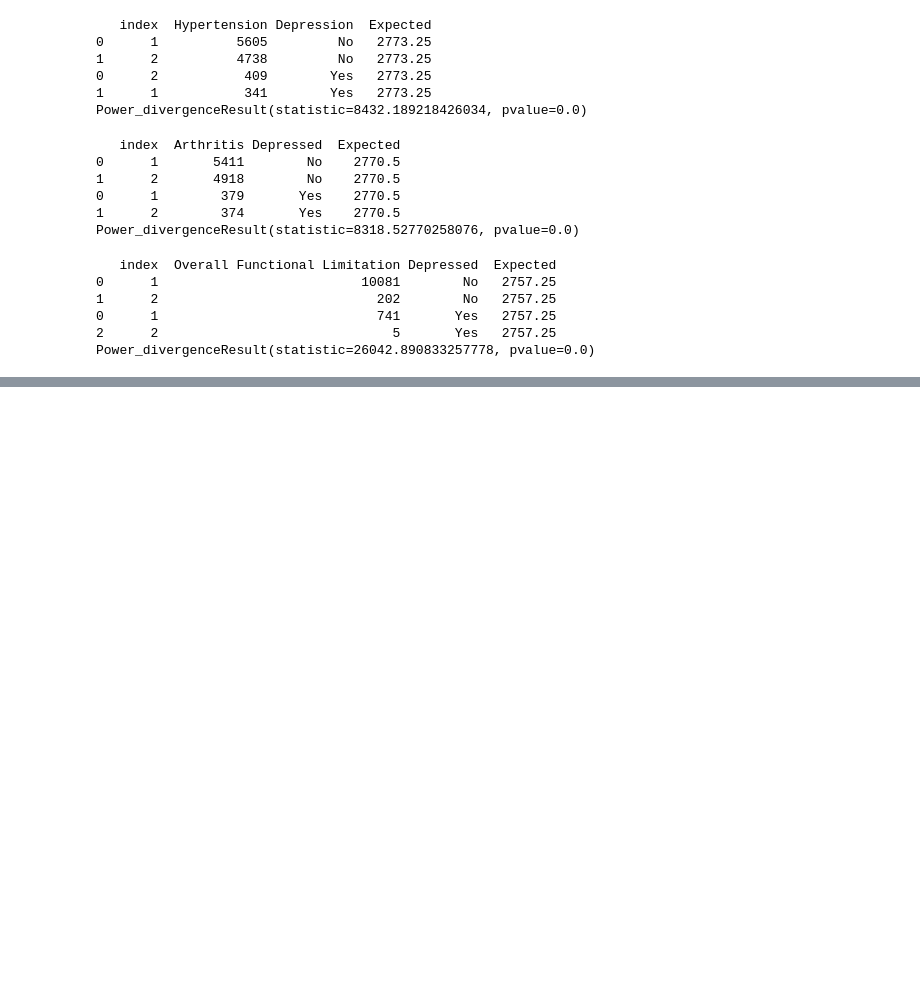
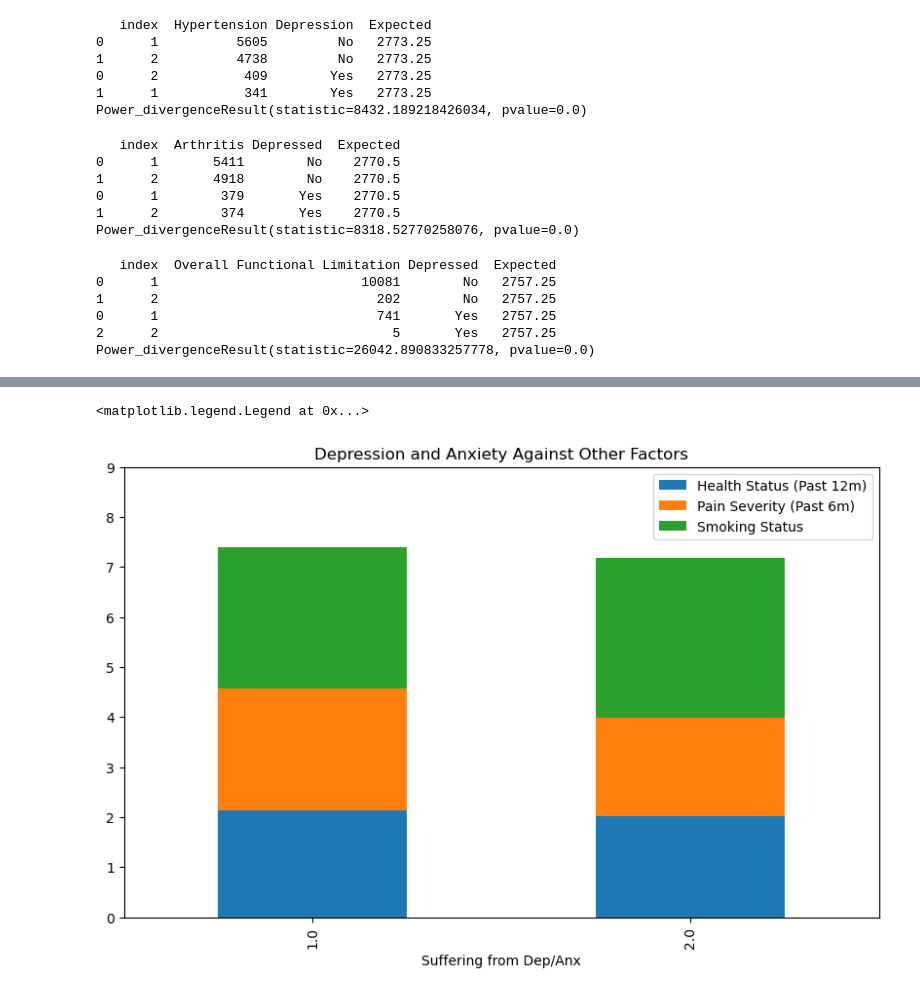
Before and after one commit to ShipraGupta16/Project_1, a Jupyter notebook: cdc_codes2.ipynb, the cells around one changed output, grey strips where cells are left out. Drawn from its saved outputs; the diff is of its cells as text; code cells hidden in the pictures; blank space fills up the shorter version.

```diff
--- a/cdc_codes2.ipynb
+++ b/cdc_codes2.ipynb
@@ -289,3 +290,14 @@ calcDepressionFunctSquare("Overall Functional Limitation", [1,2])
 0      1                            741       Yes   2757.25
 2      2                              5       Yes   2757.25
 Power_divergenceResult(statistic=26042.890833257778, pvalue=0.0)
+# %%
+# Creating a new dataframe with the targeted columns
+selected_col = df_17[["Suffering from Dep/Anx" , "Health Status (Past 12m)", "Pain Severity (Past 6m)", "Smoking Status"]].dropna()
+# %%
+# Getting just yes and nos
+selected_col =selected_col.loc[(selected_col["Suffering from Dep/Anx"] == 1) |
+                               (selected_col["Suffering from Dep/Anx"] == 2)]
+# %%
+# Replacing some values
+selected_col["Health Status (Past 12m)"] = selected_col["Health Status (Past 12m)"].replace({3 : 2, 2 : 3})
+selected_col.head()
@@ -291,0 +311,9 @@ Power_divergenceResult(statistic=26042.890833257778, pvalue=0.0)
+# %%
+# Depressed vs undepressed in relation to other factors
+index = ["Depressed", "Undepressed"]
+selected_col.groupby("Suffering from Dep/Anx").mean().plot.bar(figsize = (10, 6), stacked=True,
+                                                               ylim=(0,9),
+                                                               title="Depression and Anxiety Against Other Factors").legend(loc="best")
+# %% [output]
+<matplotlib.legend.Legend at 0x...>
+[figure, added]
```
Also changed, not shown: parts of 17 cells of this notebook.
